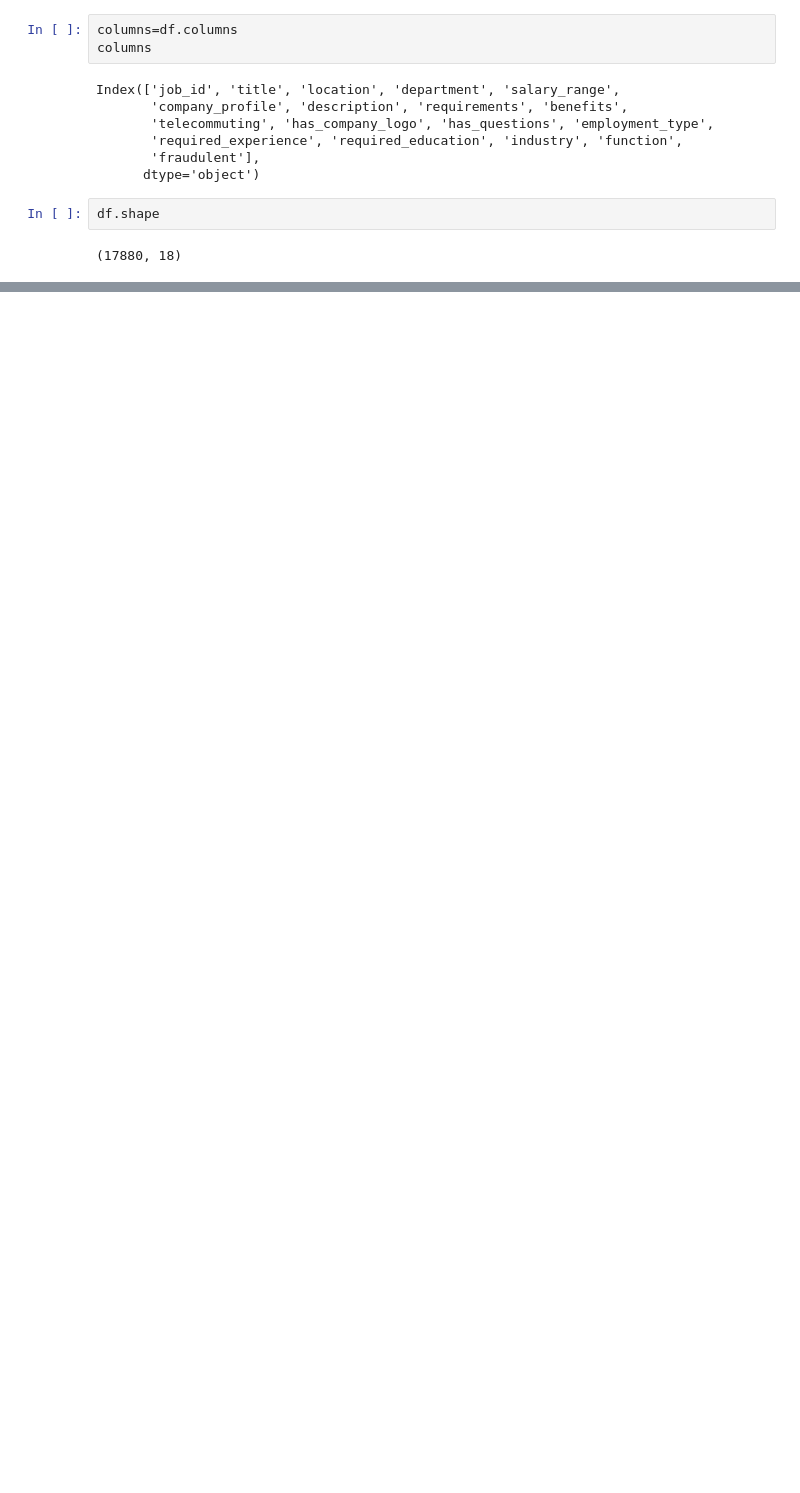
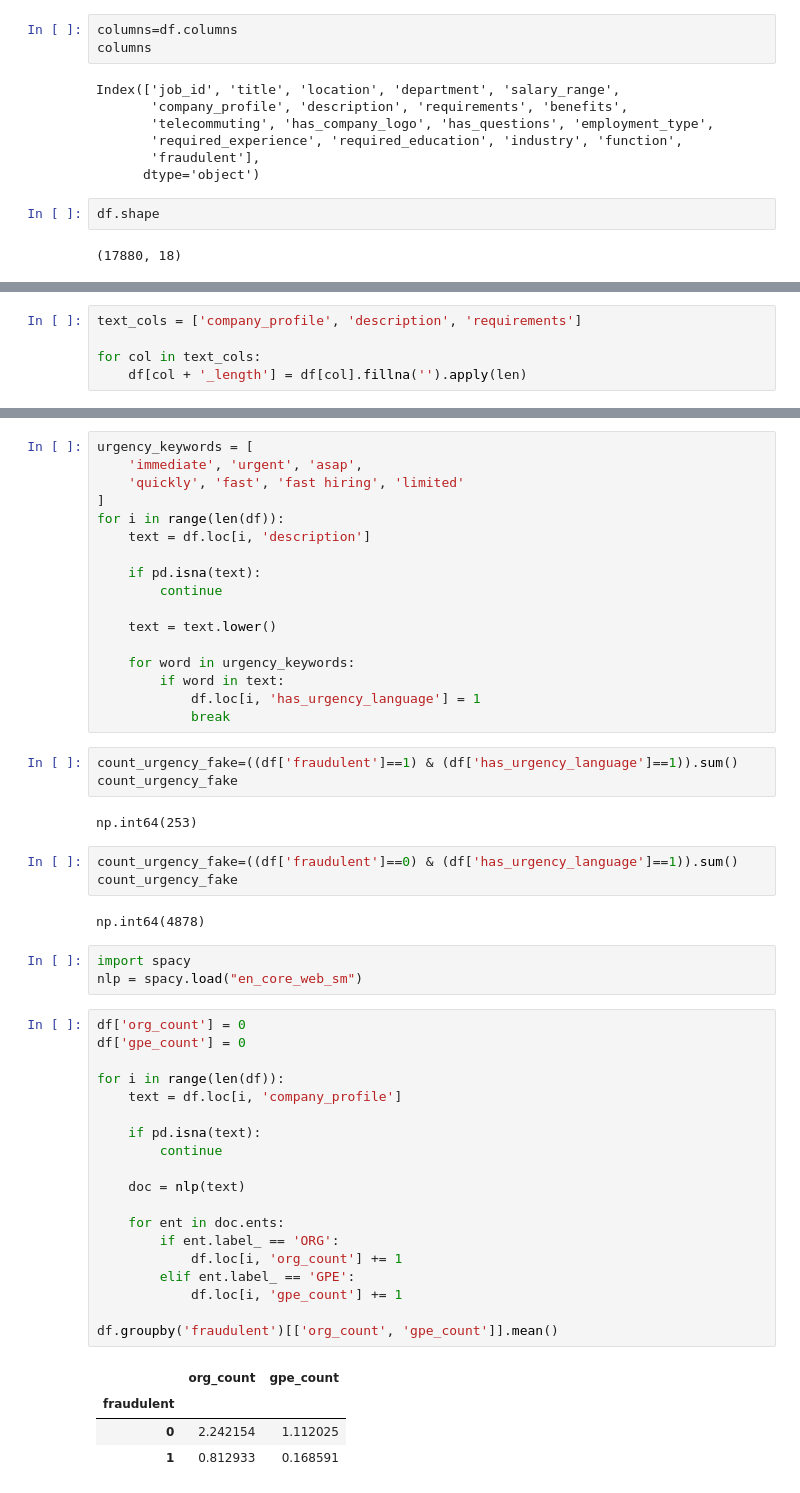
Before and after one commit to AkshayMahajan1187/Fake-job-detection, a Jupyter notebook: notebooks/01_eda.ipynb, the cells around one changed output, grey strips where cells are left out. Saved outputs shown, nothing was run; the diff lists cells and outputs as text; blank space fills up the shorter version.

```diff
--- a/notebooks/01_eda.ipynb
+++ b/notebooks/01_eda.ipynb
@@ -29,0 +133,5 @@ df.shape
+# %%
+text_cols = ['company_profile', 'description', 'requirements']
+
+for col in text_cols:
+    df[col + '_length'] = df[col].fillna('').apply(len)
@@ -29,0 +173,54 @@ df.shape
+# %%
+urgency_keywords = [
+    'immediate', 'urgent', 'asap',
+    'quickly', 'fast', 'fast hiring', 'limited'
+]
+for i in range(len(df)):
+    text = df.loc[i, 'description']
+
+    if pd.isna(text):
+        continue
+
+    text = text.lower()
+
+    for word in urgency_keywords:
+        if word in text:
+            df.loc[i, 'has_urgency_language'] = 1
+            break
+# %%
+count_urgency_fake=((df['fraudulent']==1) & (df['has_urgency_language']==1)).sum()
+count_urgency_fake
+# %% [output]
+np.int64(253)
+# %%
+count_urgency_fake=((df['fraudulent']==0) & (df['has_urgency_language']==1)).sum()
+count_urgency_fake
+# %% [output]
+np.int64(4878)
+# %%
+import spacy
+nlp = spacy.load("en_core_web_sm")
+# %%
+df['org_count'] = 0
+df['gpe_count'] = 0
+
+for i in range(len(df)):
+    text = df.loc[i, 'company_profile']
+
+    if pd.isna(text):
+        continue
+
+    doc = nlp(text)
+
+    for ent in doc.ents:
+        if ent.label_ == 'ORG':
+            df.loc[i, 'org_count'] += 1
+        elif ent.label_ == 'GPE':
+            df.loc[i, 'gpe_count'] += 1
+
+df.groupby('fraudulent')[['org_count', 'gpe_count']].mean()
+# %% [output]
+|  | org_count | gpe_count |
+| fraudulent |  |  |
+| 0 | 2.242154 | 1.112025 |
+| 1 | 0.812933 | 0.168591 |
```
Also changed, not shown: parts of 13 cells of this notebook, 1 other file.
